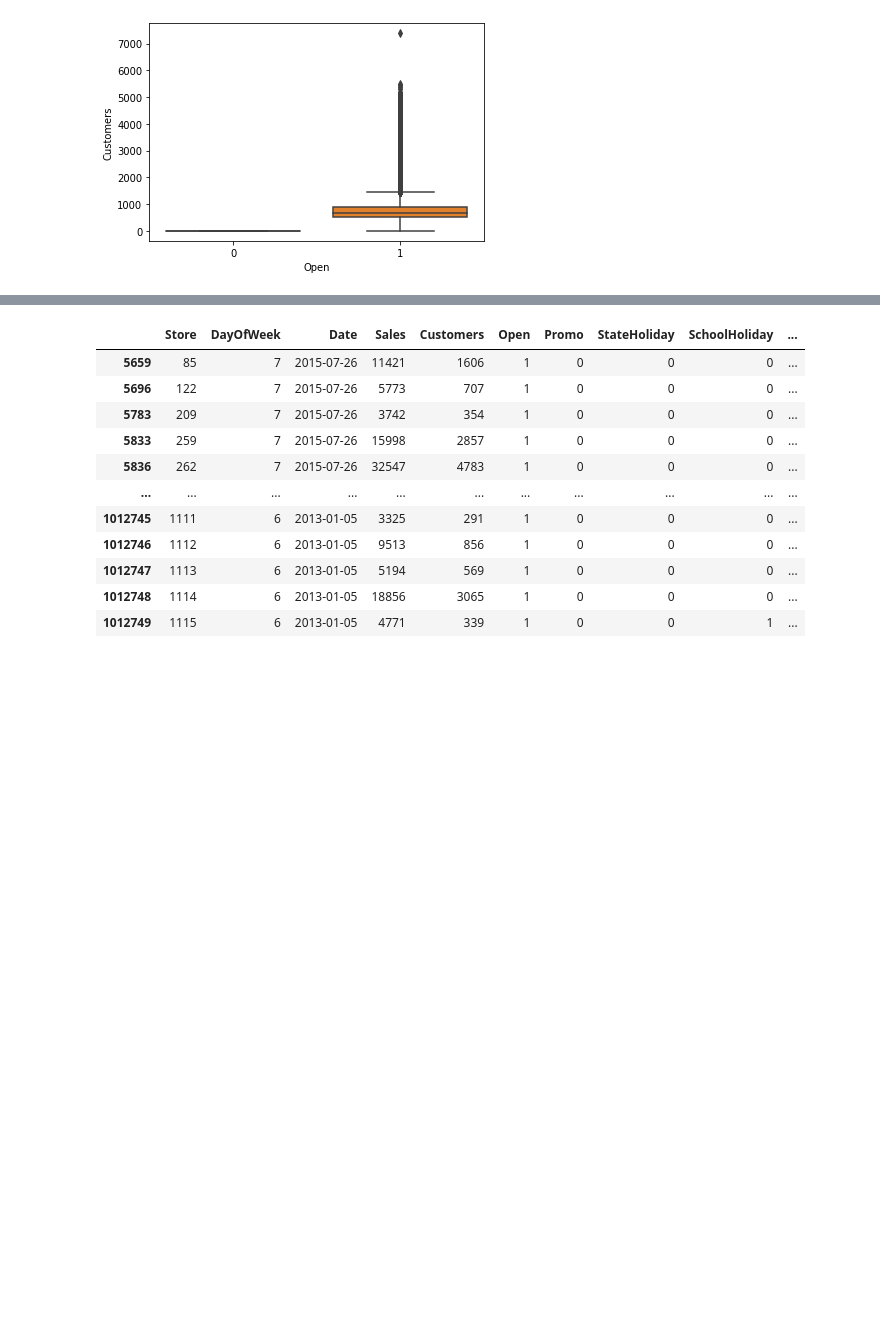
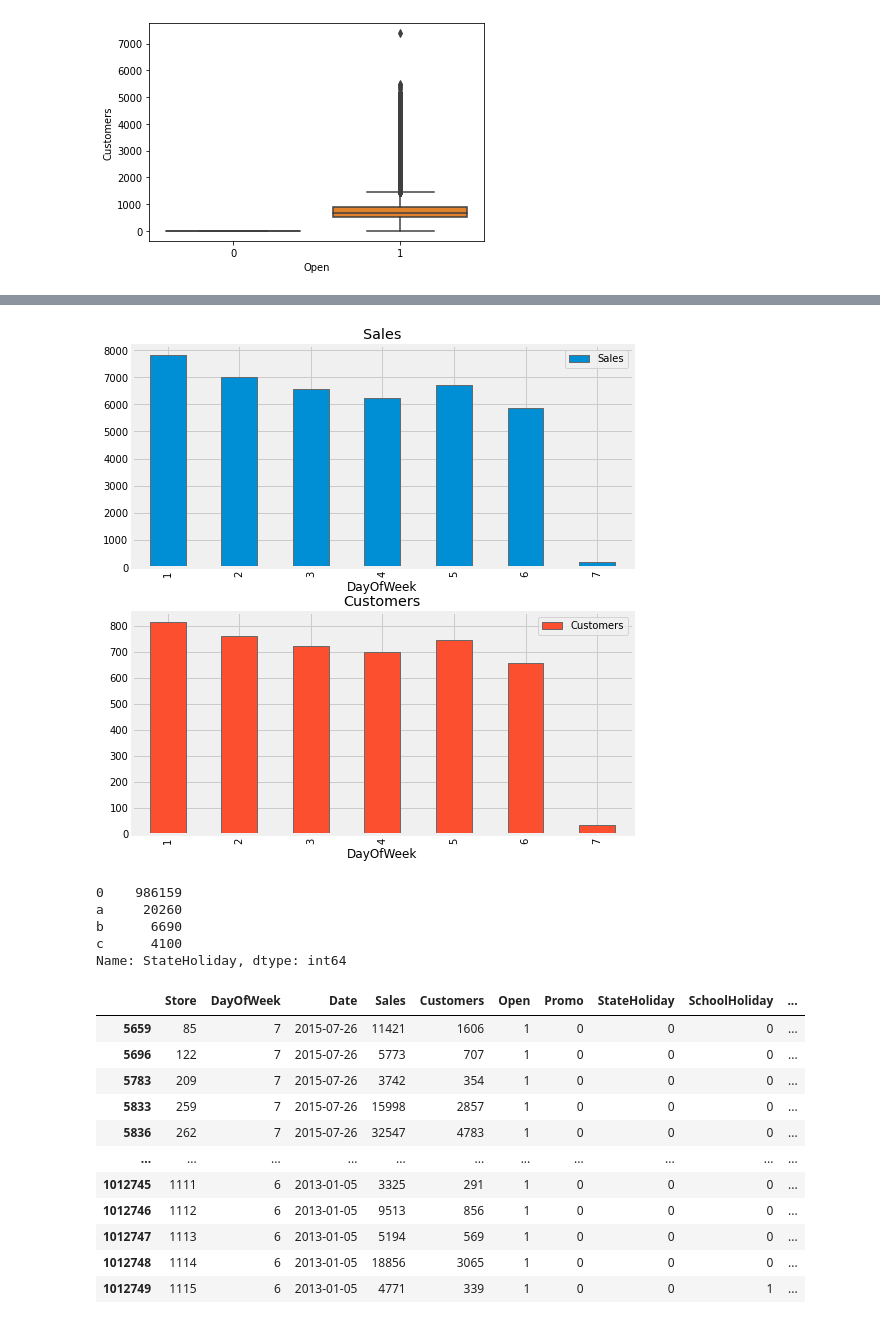
Before and after one commit to fbagire/pharmaceutical_sales_forecast, a Jupyter notebook: notebook/EDA.ipynb, the cells around one changed output, grey strips where cells are left out. Saved outputs shown, nothing was run; the diff lists cells and outputs as text; code cells hidden in the pictures; blank space fills up the shorter version.

```diff
--- a/notebook/EDA.ipynb
+++ b/notebook/EDA.ipynb
@@ -195,3 +206,16 @@ _=train_df.groupby(by='DayOfWeek').agg({'Sales':'mean','Customers':'mean'}).plot
+# %%
+_=train_df.groupby(by='DayOfWeek').agg({'Sales':'mean','Customers':'mean'}).plot(kind='bar',
+                                                                                 subplots=True,figsize=(8,9),sharex=False)
+# %% [output]
+[figure, added]
+# %%
+train['StateHoliday'].value_counts()
+# %% [output]
+0    986159
+a     20260
+b      6690
+c      4100
+Name: StateHoliday, dtype: int64
 # %%
 # train_df['DayOfWeek'].value_counts()
 train_df.query("Open==1 &(DayOfWeek==6 or DayOfWeek==7)")
```
Also changed, not shown: parts of 11 cells of this notebook.
